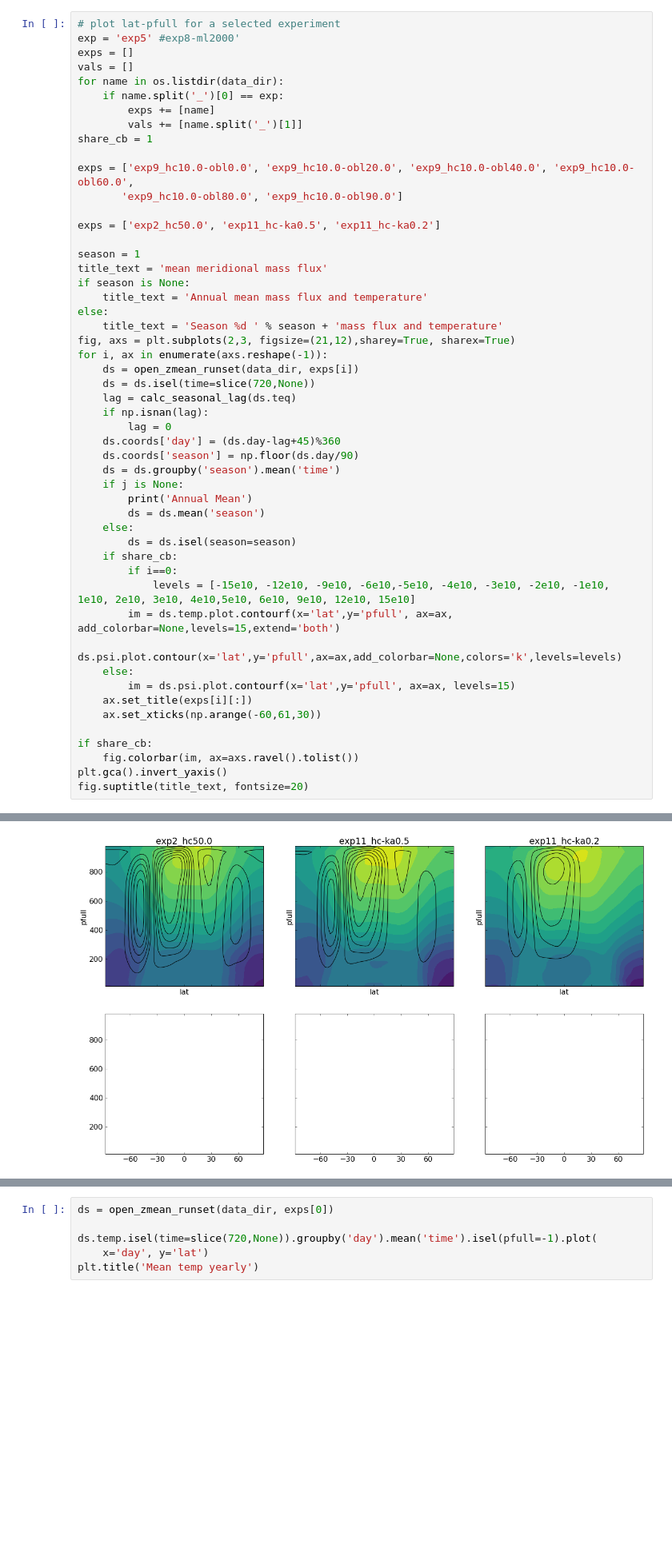
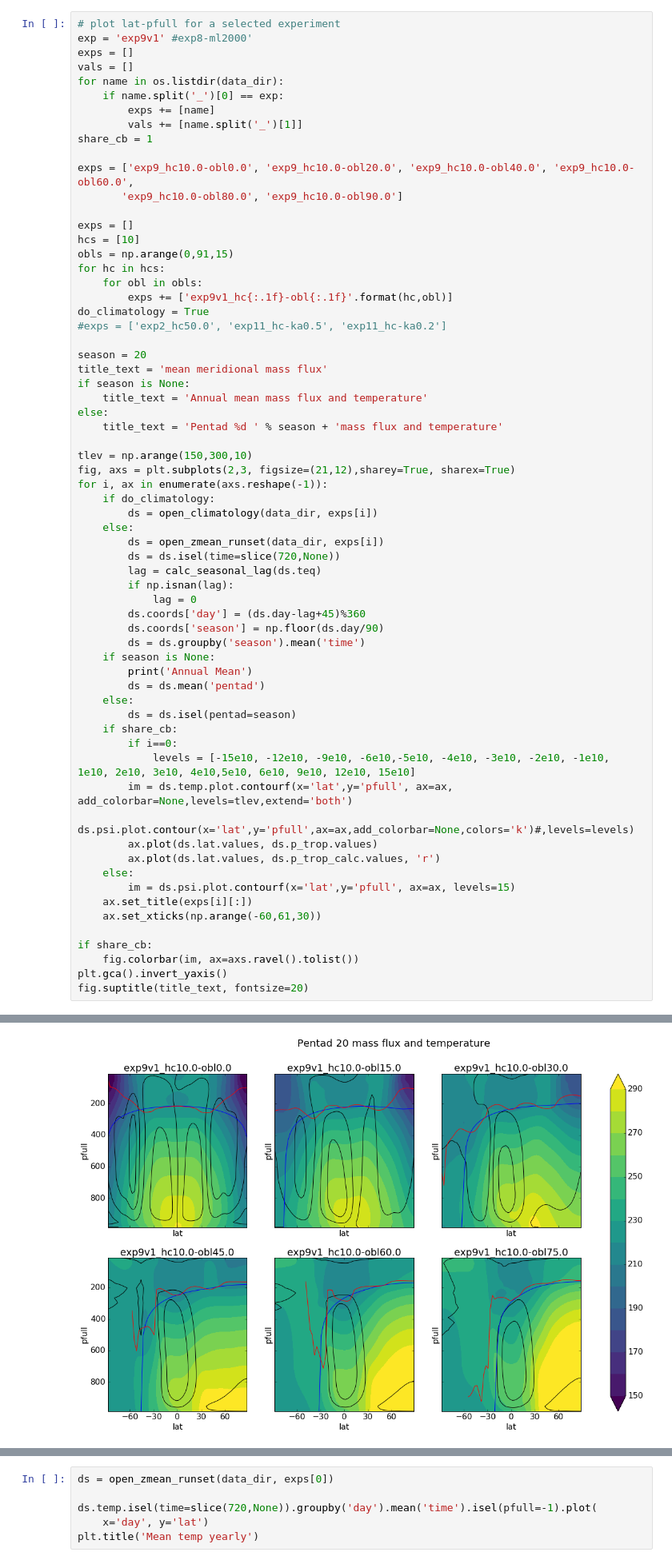
Before and after one commit to Alexander-P/phd-code, a Jupyter notebook: Quick_Plots.ipynb, the cells around one changed output, grey strips where cells are left out. Shown at 80% size. Saved outputs shown, nothing was run; the diff lists cells and outputs as text; blank space fills up the shorter version.

```diff
--- a/Quick_Plots.ipynb
+++ b/Quick_Plots.ipynb
@@ -118,7 +46,7 @@ if share_cb:
 [figure]
 # %%
 # plot lat-pfull for a selected experiment
-exp = 'exp5' #exp8-ml2000'
+exp = 'exp9v1' #exp8-ml2000'
 exps = []
 vals = []
 for name in os.listdir(data_dir):
@@ -130,34 +58,48 @@ share_cb = 1
 exps = ['exp9_hc10.0-obl0.0', 'exp9_hc10.0-obl20.0', 'exp9_hc10.0-obl40.0', 'exp9_hc10.0-obl60.0',
        'exp9_hc10.0-obl80.0', 'exp9_hc10.0-obl90.0']
 
-exps = ['exp2_hc50.0', 'exp11_hc-ka0.5', 'exp11_hc-ka0.2']
+exps = []
+hcs = [10]
+obls = np.arange(0,91,15)
+for hc in hcs:
+    for obl in obls:
+        exps += ['exp9v1_hc{:.1f}-obl{:.1f}'.format(hc,obl)]
+do_climatology = True
+#exps = ['exp2_hc50.0', 'exp11_hc-ka0.5', 'exp11_hc-ka0.2']
 
-season = 1
+season = 20
 title_text = 'mean meridional mass flux'
 if season is None:
     title_text = 'Annual mean mass flux and temperature'
 else:
-    title_text = 'Season %d ' % season + 'mass flux and temperature'
+    title_text = 'Pentad %d ' % season + 'mass flux and temperature'
+
+tlev = np.arange(150,300,10)
 fig, axs = plt.subplots(2,3, figsize=(21,12),sharey=True, sharex=True)
 for i, ax in enumerate(axs.reshape(-1)):
-    ds = open_zmean_runset(data_dir, exps[i])
-    ds = ds.isel(time=slice(720,None))
-    lag = calc_seasonal_lag(ds.teq)
-    if np.isnan(lag):
-        lag = 0
-    ds.coords['day'] = (ds.day-lag+45)%360
-    ds.coords['season'] = np.floor(ds.day/90)
-    ds = ds.groupby('season').mean('time')
-    if j is None:
+    if do_climatology:
+        ds = open_climatology(data_dir, exps[i])
+    else:
+        ds = open_zmean_runset(data_dir, exps[i])
+        ds = ds.isel(time=slice(720,None))
+        lag = calc_seasonal_lag(ds.teq)
+        if np.isnan(lag):
+            lag = 0
+        ds.coords['day'] = (ds.day-lag+45)%360
+        ds.coords['season'] = np.floor(ds.day/90)
+        ds = ds.groupby('season').mean('time')
+    if season is None:
         print('Annual Mean')
-        ds = ds.mean('season')
+        ds = ds.mean('pentad')
     else:
-        ds = ds.isel(season=season)
+        ds = ds.isel(pentad=season)
     if share_cb:
         if i==0:
             levels = [-15e10, -12e10, -9e10, -6e10,-5e10, -4e10, -3e10, -2e10, -1e10, 1e10, 2e10, 3e10, 4e10,5e10, 6e10, 9e10, 12e10, 15e10]
-        im = ds.temp.plot.contourf(x='lat',y='pfull', ax=ax, add_colorbar=None,levels=15,extend='both')
-        ds.psi.plot.contour(x='lat',y='pfull',ax=ax,add_colorbar=None,colors='k',levels=levels)
+        im = ds.temp.plot.contourf(x='lat',y='pfull', ax=ax, add_colorbar=None,levels=tlev,extend='both')
+        ds.psi.plot.contour(x='lat',y='pfull',ax=ax,add_colorbar=None,colors='k')#,levels=levels)
+        ax.plot(ds.lat.values, ds.p_trop.values)
+        ax.plot(ds.lat.values, ds.p_trop_calc.values, 'r')
     else:
         im = ds.psi.plot.contourf(x='lat',y='pfull', ax=ax, levels=15)
     ax.set_title(exps[i][:])
@@ -172 +114 @@ IndexError: list index out of range
-[figure, old version]
+[figure, new version]
```
Also changed, not shown: parts of 6 cells of this notebook.
